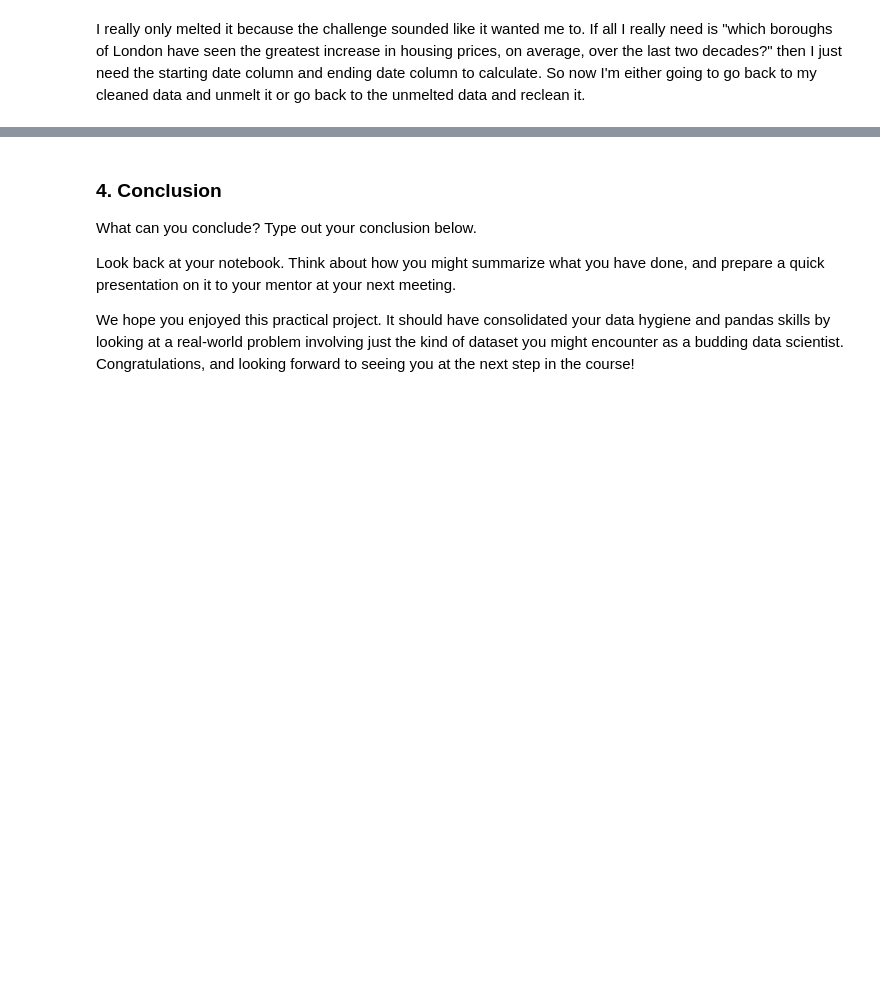
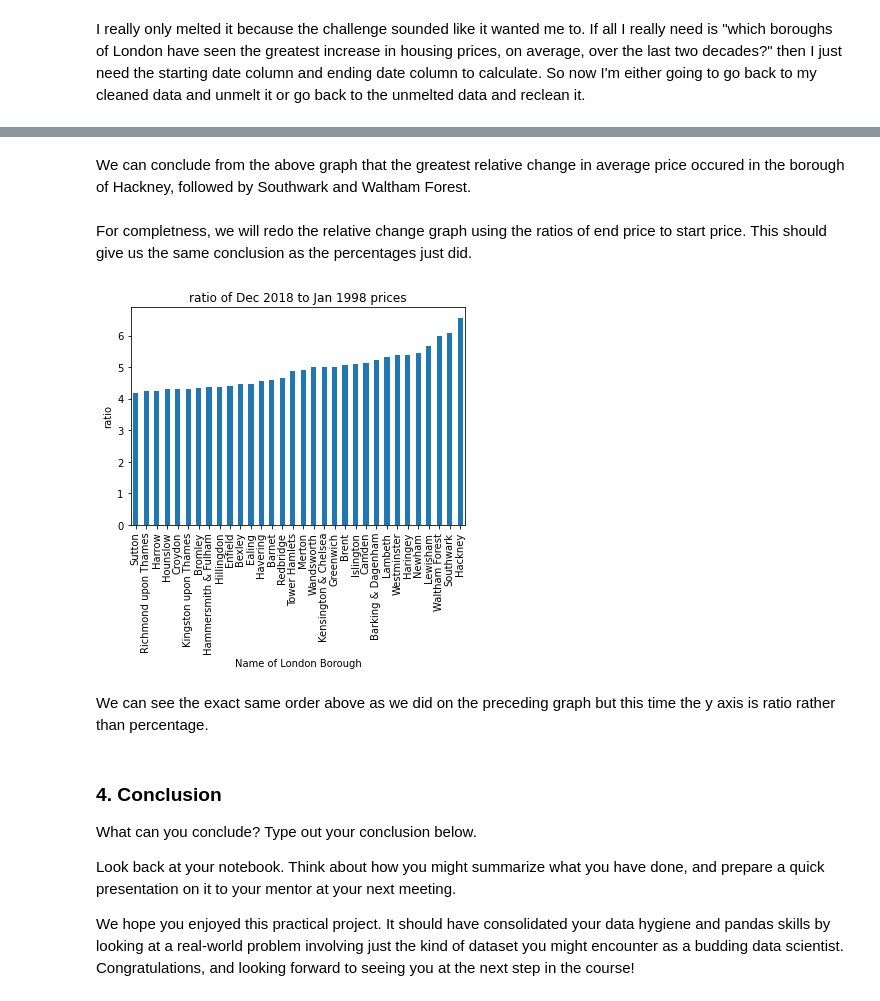
Before and after one commit to sbBEM/SpringBoard, a Jupyter notebook: unit4/Unit 4 Challenge - Tier 3.ipynb, the cells around one changed output, grey strips where cells are left out. Cells and saved outputs as stored; diff of their text form; code cells hidden in the pictures; blank space fills up the shorter version.

```diff
--- a/unit4/Unit 4 Challenge - Tier 3.ipynb
+++ b/unit4/Unit 4 Challenge - Tier 3.ipynb
@@ -636,3 +685,21 @@ unmelted
+# %% [markdown]
+We can conclude from the above graph that the greatest relative change in average price occured in the borough of Hackney, followed by Southwark and Waltham Forest.
+# %% [markdown]
+For completness, we will redo the relative change graph using the ratios of end price to start price. This should give us the same conclusion as the percentages just did.
+# %%
+#For completness, we will redo the relative change graph using the ratios of
+#end price to start price. This should give us the same conclusion as the percentages did.
+newunmelted['ratio'] = (newunmelted['end_price'] / newunmelted['start_price'])
+newunmelted.sort_values('ratio', inplace=True)
+newunmelted['ratio'].plot.bar(
+    title='ratio of Dec 2018 to Jan 1998 prices')
+plt.ylabel('ratio')
+plt.xlabel('Name of London Borough')
+plt.show()
+# %% [output]
+[figure, added]
+# %% [markdown]
+We can see the exact same order above as we did on the preceding graph but this time the y axis is ratio rather than percentage.
 # %% [markdown]
 ### 4. Conclusion
 What can you conclude? Type out your conclusion below.
```
Also changed, not shown: parts of 40 cells of this notebook.
